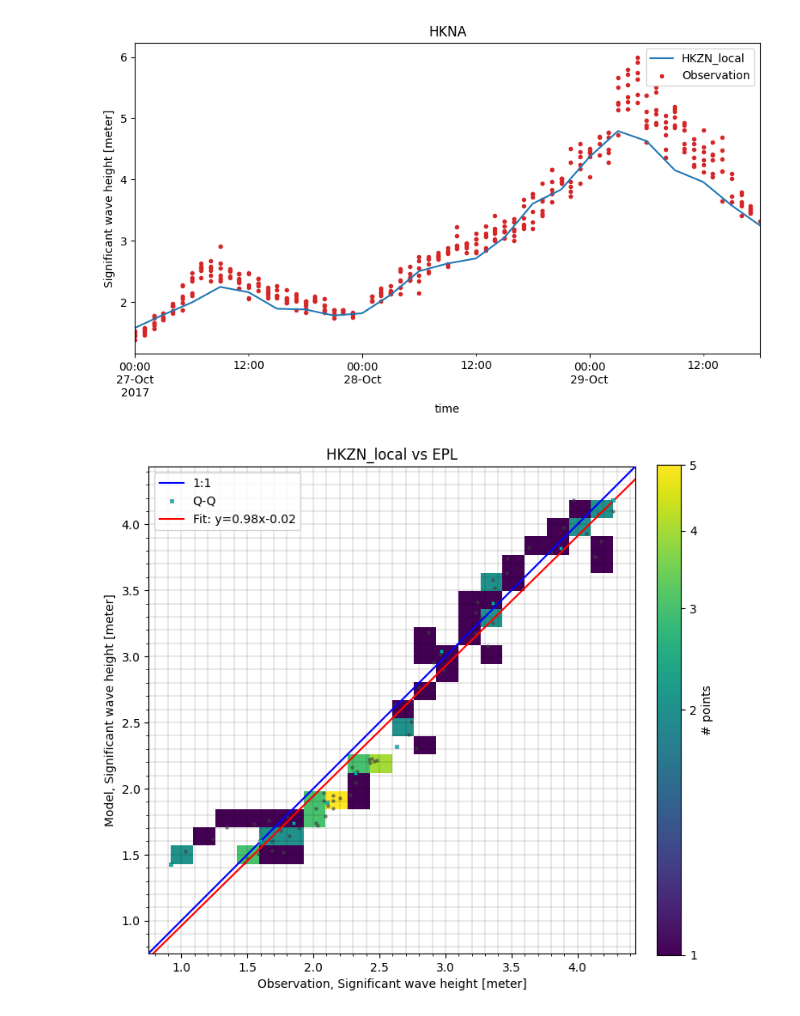
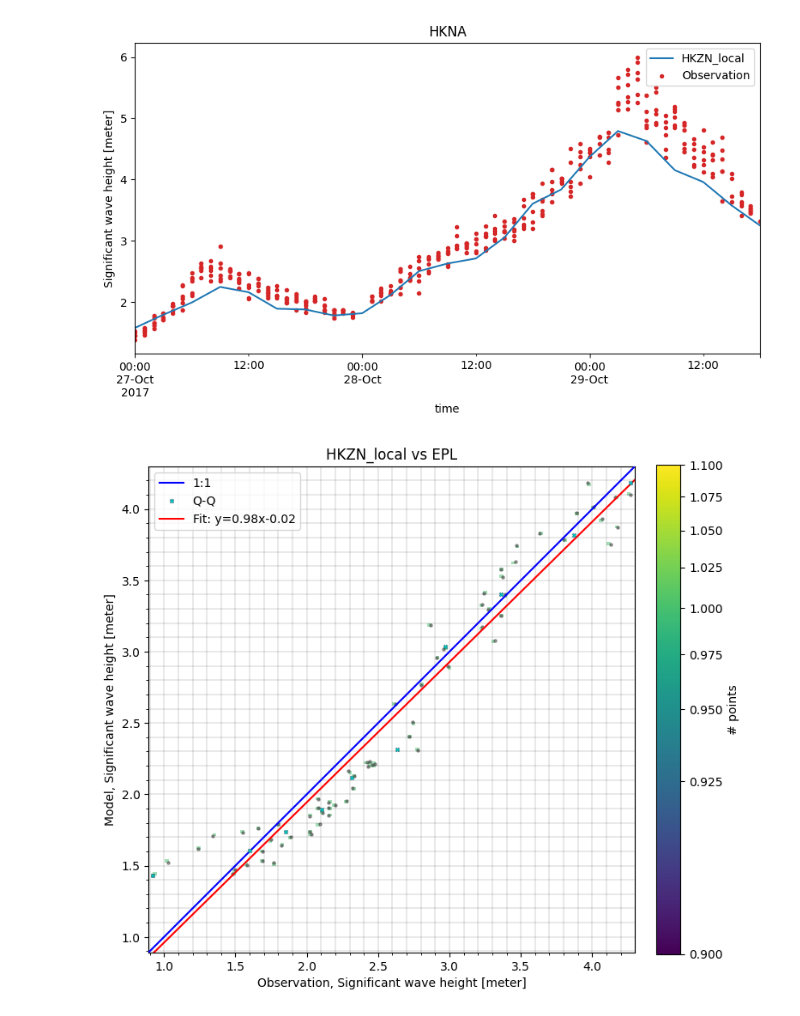
Before and after one commit to DHI/book-learn-mikeio-modelskill, a Jupyter notebook: mini_book/model_skill.ipynb, the cells around one changed output. Drawn from its saved outputs; the diff is of its cells as text; code cells hidden in the pictures.

Commit message:
Update to match modelskill 1.0 beta

```diff
--- a/mini_book/model_skill.ipynb
+++ b/mini_book/model_skill.ipynb
@@ -100,12 +95,12 @@ from modelskill import ModelResult, Connector
 # %%
 fn = 'data/SW/HKZN_local_2017_DutchCoast.dfsu'
-mr = ModelResult(fn, name='HKZN_local', item=0)
+mr = ms.model_result(fn, name='HKZN_local', item=0)
 mr
 # %% [output]
 <DfsuModelResult> 'HKZN_local'
 # %%
-o1 = PointObservation('data/SW/HKNA_Hm0.dfs0', item=0, x=4.2420, y=52.6887, name="HKNA")
-o2 = PointObservation("data/SW/eur_Hm0.dfs0", item=0, x=3.2760, y=51.9990, name="EPL")
+o1 = ms.PointObservation('data/SW/HKNA_Hm0.dfs0', item=0, x=4.2420, y=52.6887, name="HKNA")
+o2 = ms.PointObservation("data/SW/eur_Hm0.dfs0", item=0, x=3.2760, y=51.9990, name="EPL")
 # %%
 o1.hist();
 # %% [output]
@@ -135,0 +118,3 @@ PointComparer: EPL
+# %%
+cc = ms.match(obs=[o1,o2], mod=mr)
+cc
@@ -151,7 +140,7 @@ cc["HKNA"].plot_timeseries(figsize=(10,5));
 # %% [output]
 [figure]
 # %%
-cc["EPL"].scatter(figsize=(8,8), show_hist=True) #, ylim=[2,8], xlim=[1,10])
+cc["EPL"].plot.scatter(figsize=(8,8), show_hist=True);
 # %% [output]
-[figure, old version]
+[figure, new version]
 # %%
```
Also changed, not shown: parts of 19 cells of this notebook, 7 other files.
